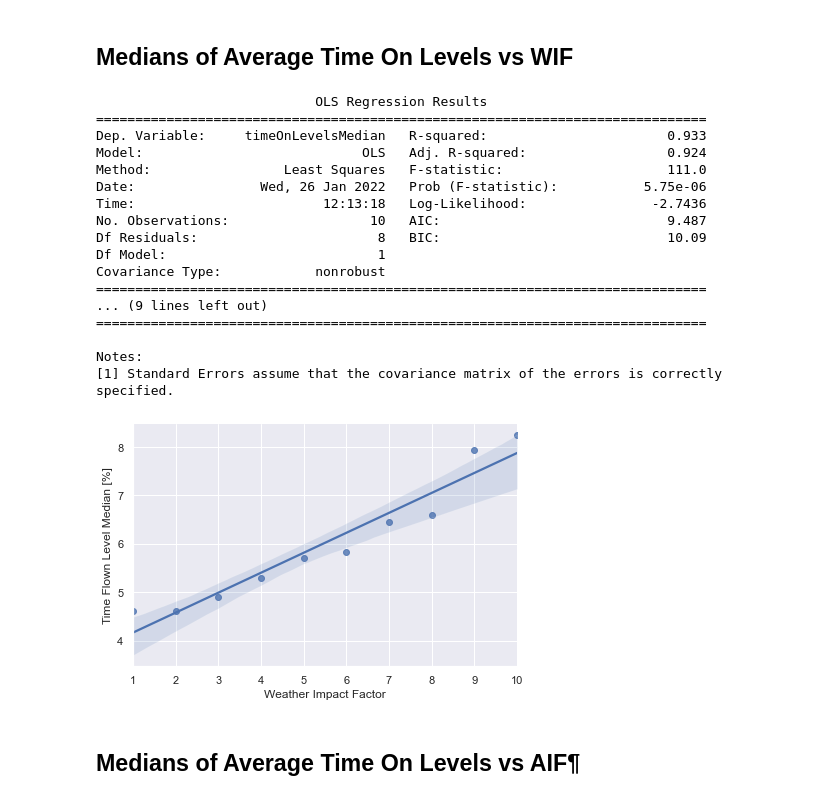
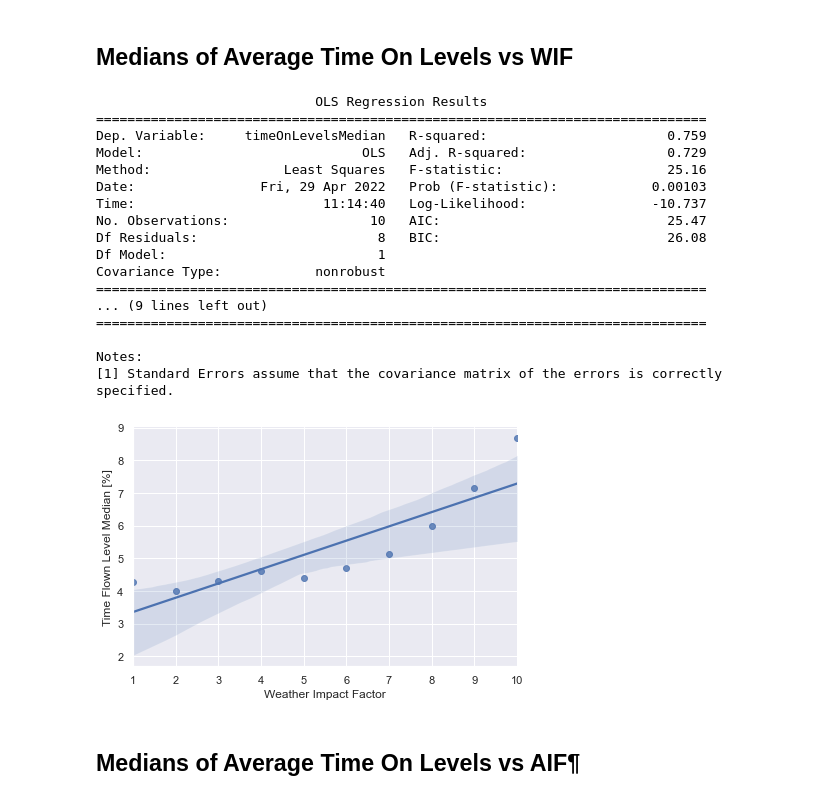
Before and after one commit to anlemett/FlightEfficiencyJournal, a Jupyter notebook: Jupyter/Regression/vertical_PIs_medians_vs_impact_factors.ipynb, the cells around one changed output. Saved outputs shown, nothing was run; the diff lists cells and outputs as text; code cells hidden in the pictures.

```diff
--- a/Jupyter/Regression/vertical_PIs_medians_vs_impact_factors.ipynb
+++ b/Jupyter/Regression/vertical_PIs_medians_vs_impact_factors.ipynb
@@ -21,8 +21,8 @@ from scipy import stats
 # %% [markdown]
 # Data uploading
 # %%
-AIRPORT_ICAO = "ESGG"
-#AIRPORT_ICAO = "ESSA"
+#AIRPORT_ICAO = "ESGG"
+AIRPORT_ICAO = "ESSA"
 
 DATA_DIR = os.path.join("..", "..")
 DATA_DIR = os.path.join(DATA_DIR, "data")
@@ -105,9 +105,9 @@ Notes:
 # %%
 df = metrics_WIF_vertical_PIs_by_hour_df.copy()
 df = df[df['numberOfFlights']>0]
-p1 = df["timeOnLevelsPercentMean"].quantile(0.05)
-p2 = df["timeOnLevelsPercentMean"].quantile(0.95)
-df = df.loc[(df['timeOnLevelsPercentMean'] > p1) & (df['timeOnLevelsPercentMean'] < p2) ]
+#p1 = df["timeOnLevelsPercentMean"].quantile(0.05)
+#p2 = df["timeOnLevelsPercentMean"].quantile(0.95)
+#df = df.loc[(df['timeOnLevelsPercentMean'] > p1) & (df['timeOnLevelsPercentMean'] < p2) ]
 
 df.set_index(['WIF'], inplace=True)
 df.sort_index(inplace=True)
@@ -121,41 +121,41 @@ for idx, group in df.groupby(level='WIF'):
     idx_median = np.median(idx_df)
     median_df = median_df.append({'WIF': idx, 'timeOnLevelsMedian': idx_median}, ignore_index=True)
 
 sns.set(rc={'figure.figsize':(1,1)})
 
 sns.lmplot(x='WIF',y='timeOnLevelsMedian',data=median_df,fit_reg=True, height=4, aspect=3/2);
 plt.xlabel('Weather Impact Factor')
 plt.ylabel('Time Flown Level Median [%]')
 
 #statsmodel:
 X_df = median_df[['WIF']]
 y_df = median_df[['timeOnLevelsMedian']]
 
 X2 = sm.add_constant(X_df.values)
 est = sm.OLS(y_df, X2)
 est2 = est.fit()
 print(est2.summary())
 # with outliers - ESGG: 0.57 ESSA: 0.76
 # without outliers - ESGG: 0.93 ESSA: 0.73
 # %% [output]
                             OLS Regression Results
 ==============================================================================
-Dep. Variable:     timeOnLevelsMedian   R-squared:                       0.933
-Model:                            OLS   Adj. R-squared:                  0.924
-Method:                 Least Squares   F-statistic:                     111.0
-Date:                Wed, 26 Jan 2022   Prob (F-statistic):           5.75e-06
-Time:                        12:13:18   Log-Likelihood:                -2.7436
-No. Observations:                  10   AIC:                             9.487
-Df Residuals:                       8   BIC:                             10.09
+Dep. Variable:     timeOnLevelsMedian   R-squared:                       0.759
+Model:                            OLS   Adj. R-squared:                  0.729
+Method:                 Least Squares   F-statistic:                     25.16
+Date:                Fri, 29 Apr 2022   Prob (F-statistic):            0.00103
+Time:                        11:14:40   Log-Likelihood:                -10.737
+No. Observations:                  10   AIC:                             25.47
+Df Residuals:                       8   BIC:                             26.08
 Df Model:                           1
 Covariance Type:            nonrobust
 ==============================================================================
 ... (9 lines left out)
 ==============================================================================
 
 Notes:
 [1] Standard Errors assume that the covariance matrix of the errors is correctly specified.
-[figure, old version]
+[figure, new version]
 # %% [markdown]
 ## Medians of Average Time On Levels vs AIF¶
 # %%
```
Also changed, not shown: parts of 2 cells of this notebook, 2 other files.
